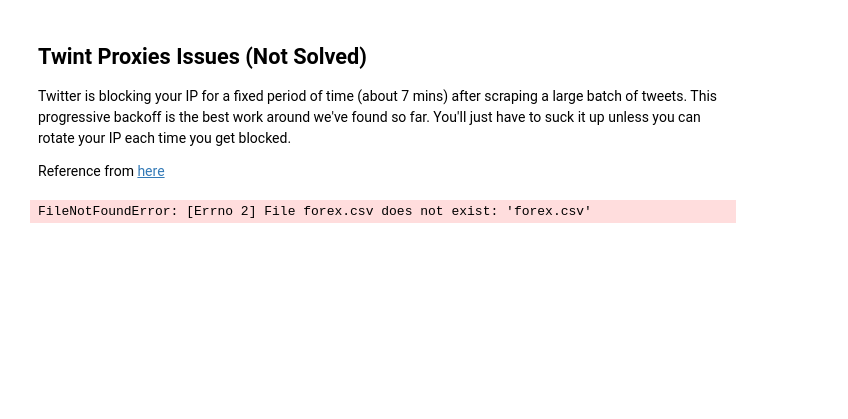
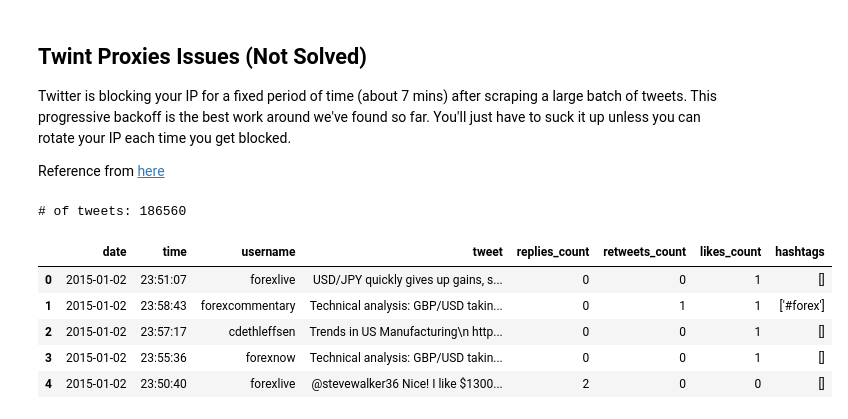
Before and after one commit to penguinwang96825/Made-with-ML-Incubator-Project, a Jupyter notebook: notebook/twint.ipynb, the cells around one changed output. Saved outputs shown, nothing was run; the diff lists cells and outputs as text; code cells hidden in the pictures; blank space fills up the shorter version.

```diff
--- a/notebook/twint.ipynb
+++ b/notebook/twint.ipynb
@@ -137,14 +139,20 @@ Reference from [here](https://github.com/twintproject/twint/issues/604)
 #     for account in trader_account:
 #         tweets_dateframe(search=account, output_file="forex.csv", year=year)
 # %%
-df = pd.read_csv("forex.csv",
+df = pd.read_csv("../data/forex.csv",
                  usecols=["date", "time", "username", "tweet", "hashtags", "likes_count", "replies_count", "retweets_count"])
 print("# of tweets: {}".format(df.shape[0]))
 df.sort_values(by="date", ascending=True, inplace=True)
 df.reset_index(drop=True, inplace=True)
 df.head()
 # %% [output]
-FileNotFoundError: [Errno 2] File forex.csv does not exist: 'forex.csv'
+# of tweets: 186560
+|  | date | time | username | tweet | replies_count | retweets_count | likes_count | hashtags |
+| 0 | 2015-01-02 | 23:51:07 | forexlive | USD/JPY quickly gives up gains, s... | 0 | 0 | 1 | [] |
+| 1 | 2015-01-02 | 23:58:43 | forexcommentary | Technical analysis: GBP/USD takin... | 0 | 1 | 1 | ['#forex'] |
+| 2 | 2015-01-02 | 23:57:17 | cdethleffsen | Trends in US Manufacturing\n http... | 0 | 0 | 1 | [] |
+| 3 | 2015-01-02 | 23:55:36 | forexnow | Technical analysis: GBP/USD takin... | 0 | 0 | 1 | [] |
+| 4 | 2015-01-02 | 23:50:40 | forexlive | @stevewalker36 Nice! I like $1300... | 2 | 0 | 0 | [] |
 # %%
 plt.figure(figsize=(16, 8))
 sns.heatmap(df.isnull(), cbar=True, cmap=sns.color_palette("GnBu_d"))
```
Also changed, not shown: parts of 8 cells of this notebook, 3 other files.
